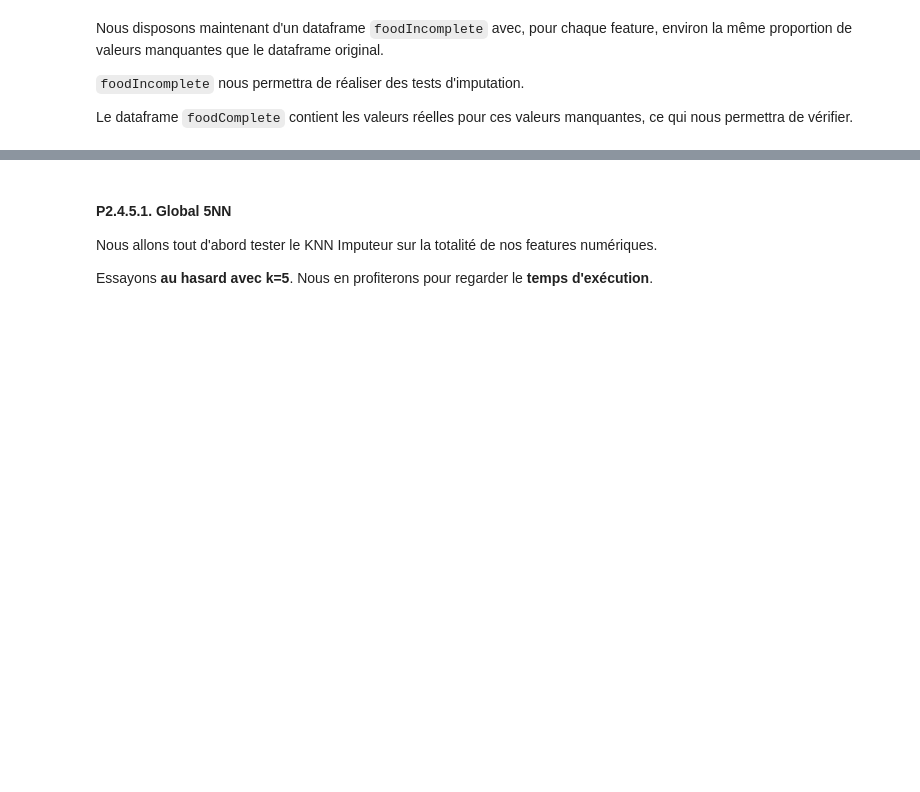
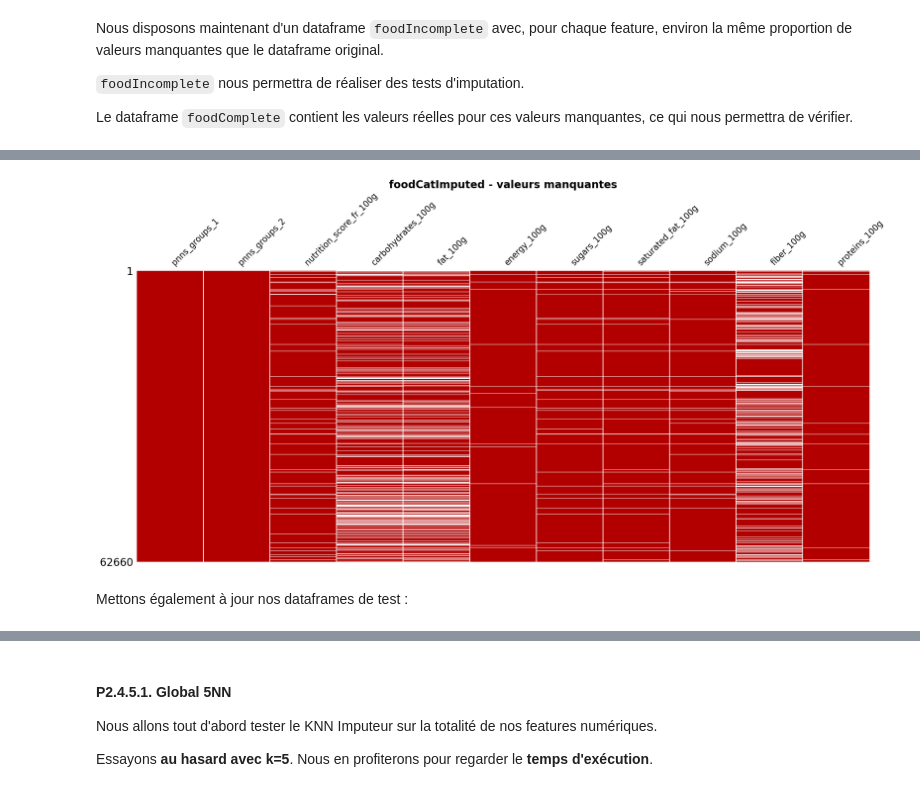
Before and after one commit to ClementPatin/OC-P3, a Jupyter notebook: Patin_Clement_1_notebook_052023.ipynb, the cells around one changed output, grey strips where cells are left out. Saved outputs shown, nothing was run; the diff lists cells and outputs as text; code cells hidden in the pictures; blank space fills up the shorter version.

```diff
--- a/Patin_Clement_1_notebook_052023.ipynb
+++ b/Patin_Clement_1_notebook_052023.ipynb
@@ -1617,0 +1874,14 @@ Le dataframe `foodComplete` contient les valeurs réelles pour ces valeurs manqu
+# %%
+# imput "pnns_groups_1" and "pnns_groups_2" with k=3
+foodCatImputed = foodScaled.copy()
+foodCatImputed = myKNNCategoricalImputer (foodCatImputed,"pnns_groups_1",k=3)
+foodCatImputed = myKNNCategoricalImputer (foodCatImputed,"pnns_groups_2",k=3)
+# %%
+# visualisation of missing values
+ms.matrix(foodCatImputed,color=[0.7,0.0,0.0],sparkline=False) # dataviz of missing data
+plt.title("foodCatImputed - valeurs manquantes",fontweight="bold",fontsize=20) # set legend
+plt.show()
+# %% [output]
+[figure, added]
+# %% [markdown]
+Mettons également à jour nos dataframes de test :
```
Also changed, not shown: parts of 160 cells of this notebook.
